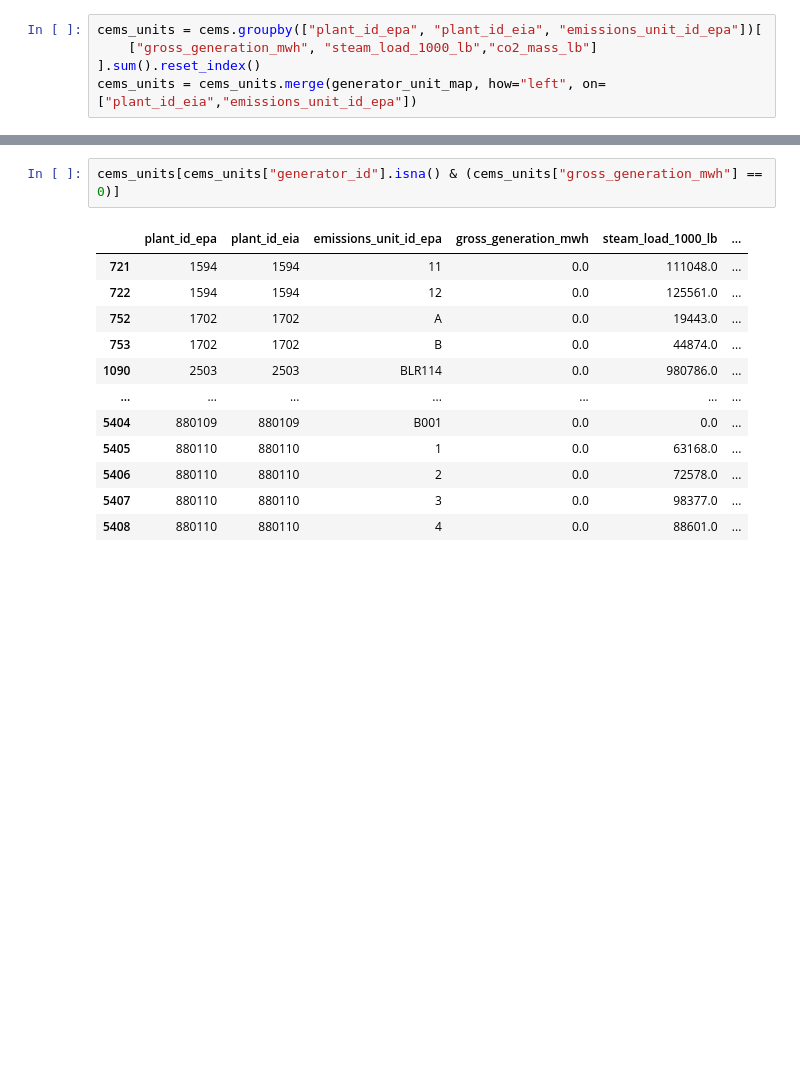
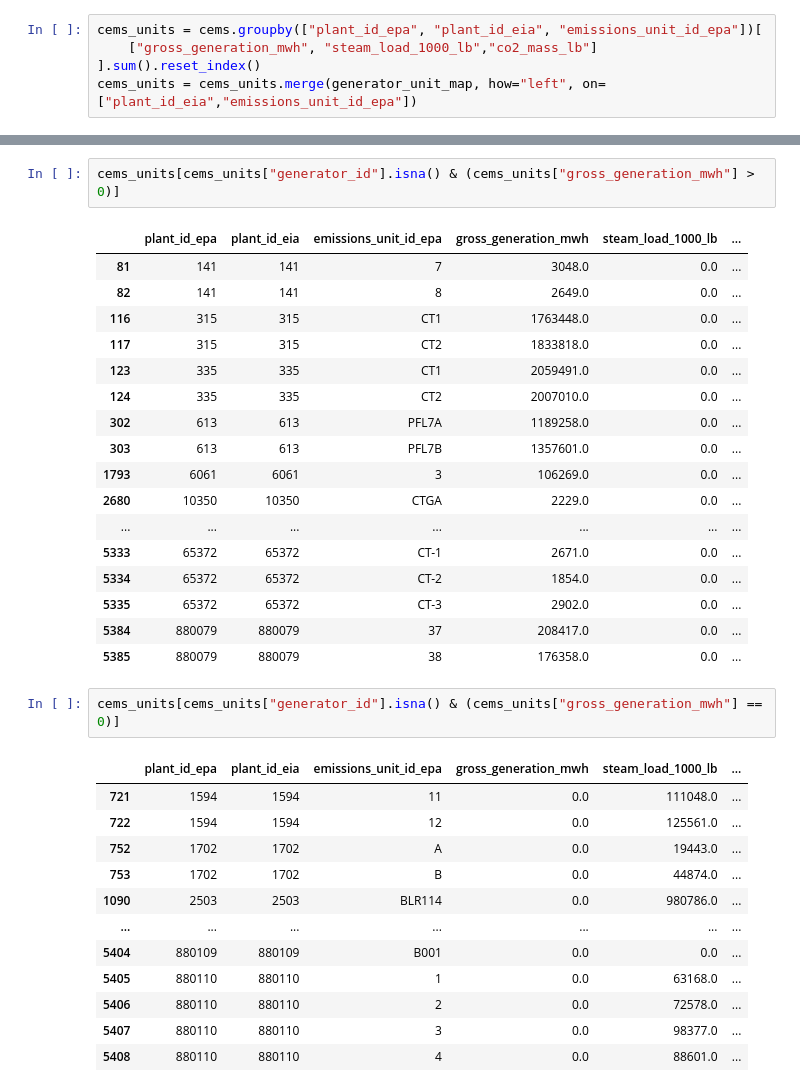
Before and after one commit to singularity-energy/open-grid-emissions, a Jupyter notebook: notebooks/manual_data/update_steam_units_to_remove.ipynb, the cells around one changed output, grey strips where cells are left out. Drawn from its saved outputs; the diff is of its cells as text; blank space fills up the shorter version.

```diff
--- a/notebooks/manual_data/update_steam_units_to_remove.ipynb
+++ b/notebooks/manual_data/update_steam_units_to_remove.ipynb
@@ -51,3 +58,23 @@ cems_units[cems_units["plant_id_eia"] == 55212]
+# %%
+cems_units[cems_units["generator_id"].isna() & (cems_units["gross_generation_mwh"] > 0)]
+# %% [output]
+|  | plant_id_epa | plant_id_eia | emissions_unit_id_epa | gross_generation_mwh | steam_load_1000_lb | ... |
+| 81 | 141 | 141 | 7 | 3048.0 | 0.0 | ... |
+| 82 | 141 | 141 | 8 | 2649.0 | 0.0 | ... |
+| 116 | 315 | 315 | CT1 | 1763448.0 | 0.0 | ... |
+| 117 | 315 | 315 | CT2 | 1833818.0 | 0.0 | ... |
+| 123 | 335 | 335 | CT1 | 2059491.0 | 0.0 | ... |
+| 124 | 335 | 335 | CT2 | 2007010.0 | 0.0 | ... |
+| 302 | 613 | 613 | PFL7A | 1189258.0 | 0.0 | ... |
+| 303 | 613 | 613 | PFL7B | 1357601.0 | 0.0 | ... |
+| 1793 | 6061 | 6061 | 3 | 106269.0 | 0.0 | ... |
+| 2680 | 10350 | 10350 | CTGA | 2229.0 | 0.0 | ... |
+| ... | ... | ... | ... | ... | ... | ... |
+| 5333 | 65372 | 65372 | CT-1 | 2671.0 | 0.0 | ... |
+| 5334 | 65372 | 65372 | CT-2 | 1854.0 | 0.0 | ... |
+| 5335 | 65372 | 65372 | CT-3 | 2902.0 | 0.0 | ... |
+| 5384 | 880079 | 880079 | 37 | 208417.0 | 0.0 | ... |
+| 5385 | 880079 | 880079 | 38 | 176358.0 | 0.0 | ... |
 # %%
 cems_units[cems_units["generator_id"].isna() & (cems_units["gross_generation_mwh"] == 0)]
 # %% [output]
```
Also changed, not shown: parts of 5 cells of this notebook, 5 other files.
